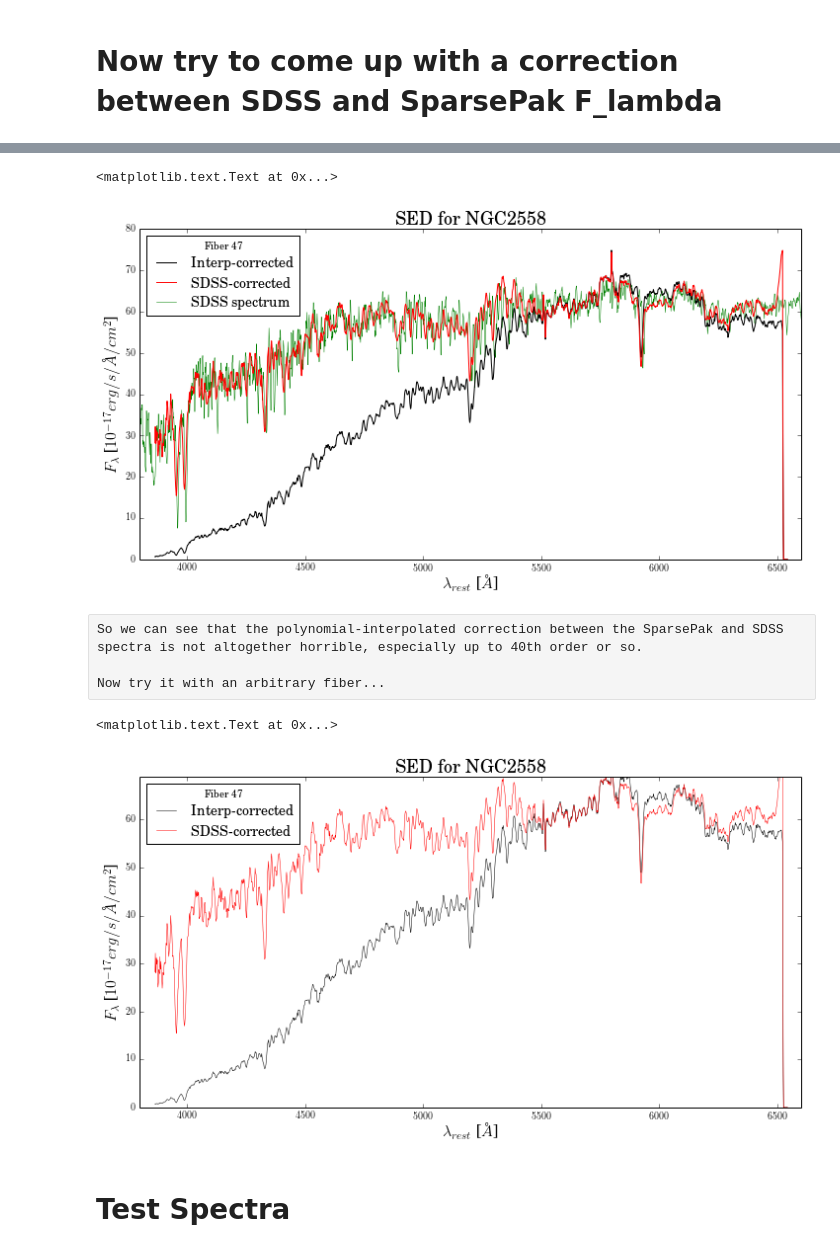
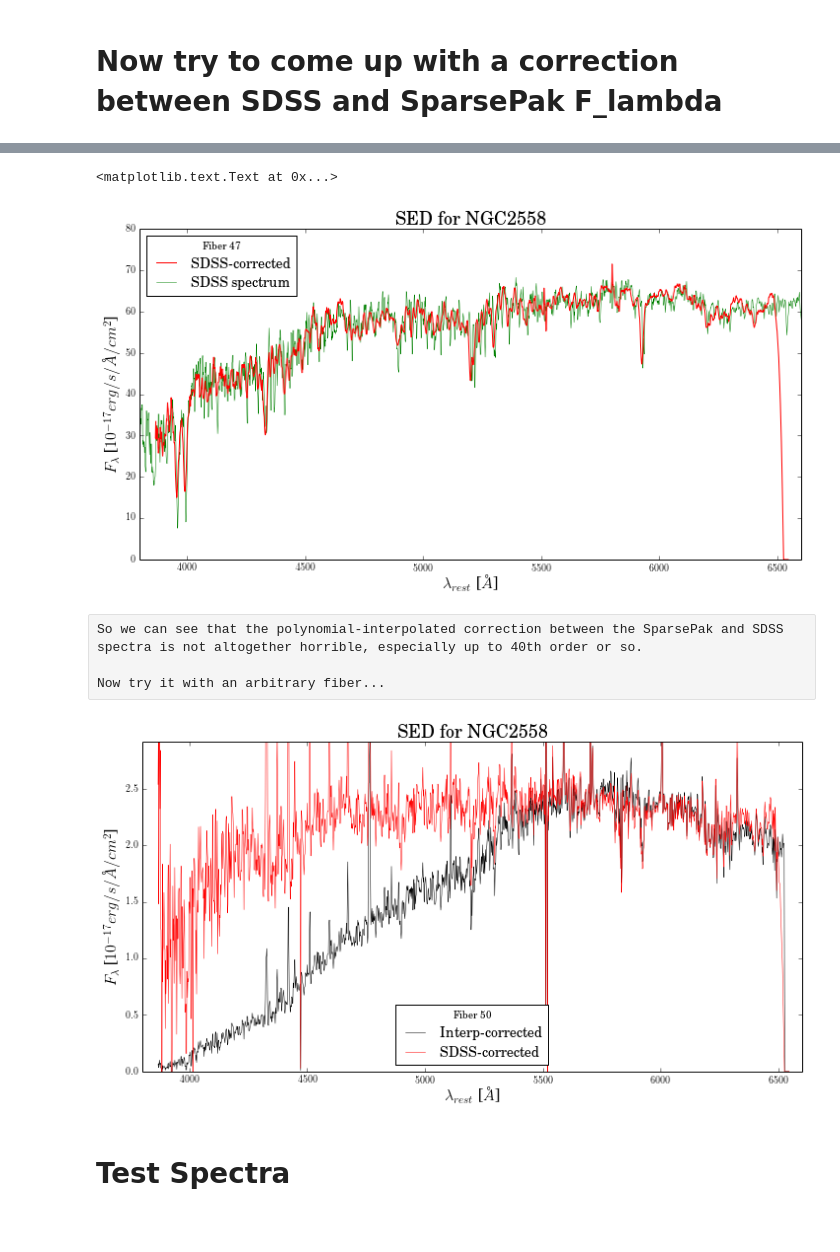
Before and after one commit to zpace/SparsePak-SFH, a Jupyter notebook: spectra_NGC2558.ipynb, the cells around one changed output, grey strips where cells are left out. Cells and saved outputs as stored; diff of their text form; code cells hidden in the pictures.

```diff
--- a/spectra_NGC2558.ipynb
+++ b/spectra_NGC2558.ipynb
@@ -123,9 +123,9 @@ def circles(x, y, s, c='b', ax=None, vmin=None, vmax=None, **kwargs):
 #test fiber map
 fibersize=4.687
 
-fig = plt.figure(figsize=(6,6))
+fig = plt.figure(figsize=(8,8))
 for row in fibers:
-    plt.scatter(row['ra'], row['dec'], s=200, c='y')
+    plt.scatter(row['ra'], row['dec'], s=300, c='y')
     plt.text(row['ra']-2, row['dec']-1.5, s=row['fiber'], color='k')
 
 plt.xlabel(r'RA (arcsec)')
@@ -137,8 +137,8 @@ plt.title('SparsePak fiber spectrograph rows')
 # %%
-fig = plt.figure(figsize=(6,6), dpi=200)
+fig = plt.figure(figsize=(8,8), dpi=200)
 for row in fibers:
     if row['sky']!=1:
-        plt.scatter(row['ra'], row['dec'], s=500, c='y')
+        plt.scatter(row['ra'], row['dec'], s=750, c='y')
         plt.text(row['ra']-.85, row['dec']-.85, s=row['row'], color='k')
 
 plt.xlabel(r'RA offset from center (arcsec)')
@@ -404,7 +404,7 @@ c = 2.99792458e18 #Angstrom/sec
 t = 1200. #sec
 a = 9.6e4 #cm^2
 dl = 1.4
-z_sdss = .011 # real z is .017?????
+z_sdss = .0105 # real z is .017?????
 
 wavelength = np.linspace(CRVAL1, CRVAL1 + CDELT1 * NAXIS1, NAXIS1, endpoint = True )
 
@@ -474,11 +474,11 @@ ax[0].plot(sparsepak_wavelength[sparsepak_wavelength < 6500.], sdss_spectrum_int
          linewidth = 0.5, label = 'correction')
 ax[0].axhline(1., linestyle = '--', color = 'k')
 
-corr_poly = np.polyfit(sparsepak_wavelength[sparsepak_wavelength < 6500.], sdss_spectrum_interp/sparsepak_spectrum[sparsepak_wavelength < 6500.], 40)
+corr_poly = np.polyfit(sparsepak_wavelength[sparsepak_wavelength < 6500.], sdss_spectrum_interp/sparsepak_spectrum[sparsepak_wavelength < 6500.], 50)
 ax[0].plot(sparsepak_wavelength[sparsepak_wavelength < 6500.], np.polyval(corr_poly, sparsepak_wavelength[sparsepak_wavelength < 6500.]), color = 'g',
          linewidth = 2., linestyle = '--', label = 'interp. corr.')
 
-ax[0].legend(loc = 'upper left')
+ax[0].legend(loc = 'best')
 
 #plt.yscale('log')
 #plt.xscale('log')
@@ -489,12 +489,19 @@ ax[0].set_xlabel('wavelength [$\AA$]', size = 18)
 ax[0].set_ylabel('correction factor', size = 18)
 ax[0].set_title('SparsePak-SDSS correction', size = 20)
 
-ax[1].plot(sparsepak_wavelength[sparsepak_wavelength < 6500.], np.abs(np.polyval(corr_poly, sparsepak_wavelength[sparsepak_wavelength < 6500.]) -
-        sdss_spectrum_interp/sparsepak_spectrum[sparsepak_wavelength < 6500.]), color = 'k', linewidth = 0.5, label = 'error')
+ax[1].plot(sparsepak_wavelength, np.abs( np.polyval(corr_poly, sparsepak_wavelength) - sparsepak_spectrum ) / sparsepak_spectrum,
+           color = 'k', linewidth = 0.5, label = 'error')
 ax[1].set_ylabel('correction factor error', size = 18)
 ax[1].tick_params(axis='both', which='major', labelsize=16)
 ax[1].set_yscale('log')
 
 plt.tight_layout()
 plt.show()
+
+plt.figure(figsize = (6,6))
+plt.hist(np.log10(np.abs( np.polyval(corr_poly, sparsepak_wavelength[sparsepak_wavelength < 6500.]) - sparsepak_spectrum[sparsepak_wavelength < 6500.] ) /
+         sparsepak_spectrum[sparsepak_wavelength < 6500.]), bins = 20)
+plt.title('SDSS-SparsePak Correction Error', size = 20)
+plt.xlabel('$\log(|F_{\lambda,corr}|-F_{\lambda,0}|/F_{\lambda,0})$', size = 18)
+plt.ylabel('')
 # %% [output]
@@ -529,31 +538,31 @@ plt.ylim([0., 80.])
 plt.title('SED for ' + objname, size = 18)
 # %% [output]
 <matplotlib.text.Text at 0x...>
-[figure, old version]
+[figure, new version]
 # %% [raw]
 So we can see that the polynomial-interpolated correction between the SparsePak and SDSS spectra is not altogether horrible, especially up to 40th order or so.
 
 Now try it with an arbitrary fiber...
 # %%
-i = 47
+i = 50
 
 fig = plt.figure(figsize=(12,6), dpi=200)
 
 sparsepak_spectrum = 1e17 * h*c/( (wavelength) * dl * t * a ) * (ifu * np.delete(row_mult, skyfibers, axis = 0))[i]
 sparsepak_wavelength = np.linspace(CRVAL1, CRVAL1 + CDELT1 * NAXIS1, NAXIS1, endpoint = True )/(1+z_sdss)
 
 plt.plot(sparsepak_wavelength, sparsepak_spectrum, color = 'k', label = 'Interp-corrected', linewidth = 0.5)
 plt.plot(sparsepak_wavelength, sparsepak_spectrum * np.polyval(corr_poly, sparsepak_wavelength), color = 'r', label = 'SDSS-corrected', linewidth = 0.5)
 
 plt.legend(loc = 'best', title = 'Fiber ' + str(i), fontsize = 14)
 plt.ylabel('$F_{\lambda}$ [$10^{-17} erg/s/\AA/cm^2$]', size = 16)
 plt.xlabel('$\lambda_{rest}$ [$\AA$]', size = 16)
 plt.xlim([3800., 6600.])
 plt.ylim([0., np.percentile(sparsepak_spectrum, 99.5)])
 plt.title('SED for ' + objname, size = 18)
+plt.show()
 # %% [output]
-<matplotlib.text.Text at 0x...>
-[figure, old version]
+[figure, new version]
 # %% [markdown]
 # Test Spectra
 # %%
```
Also changed, not shown: parts of 8 cells of this notebook.
